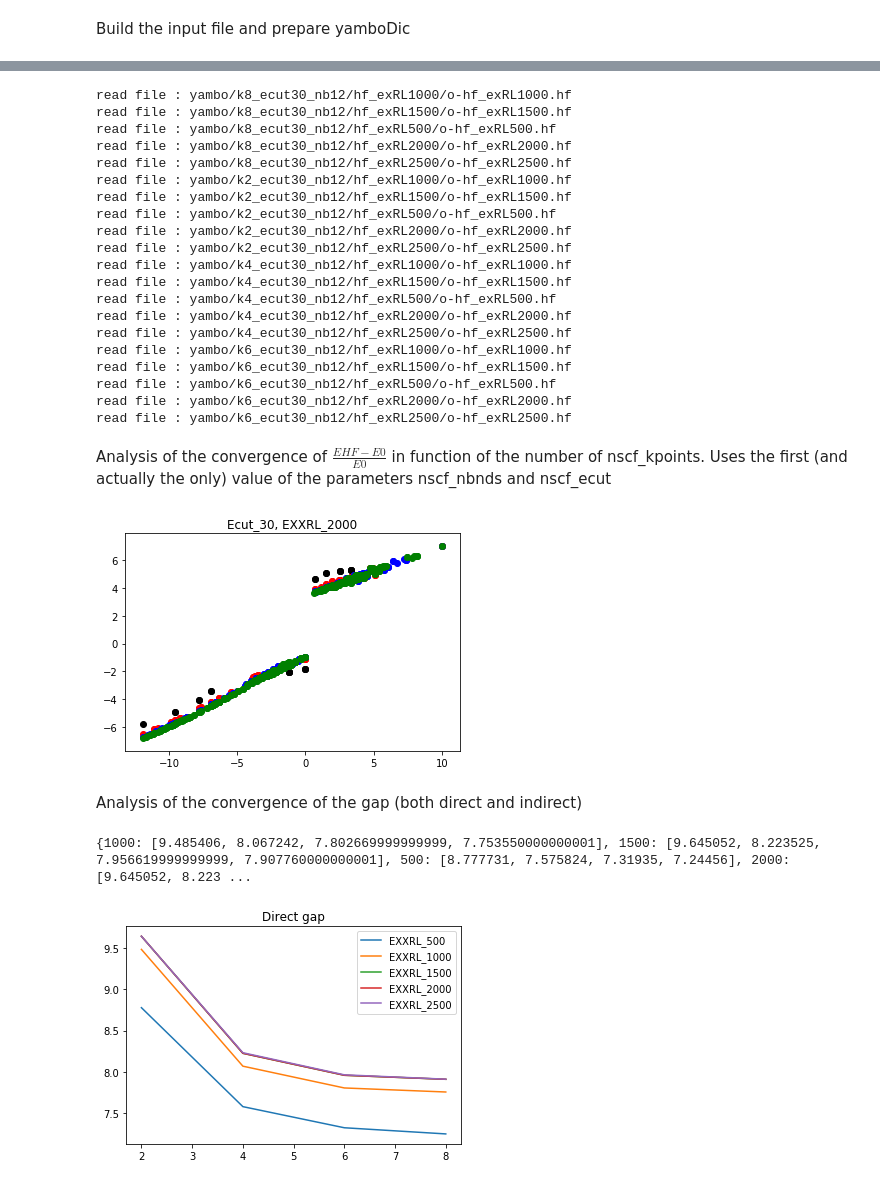
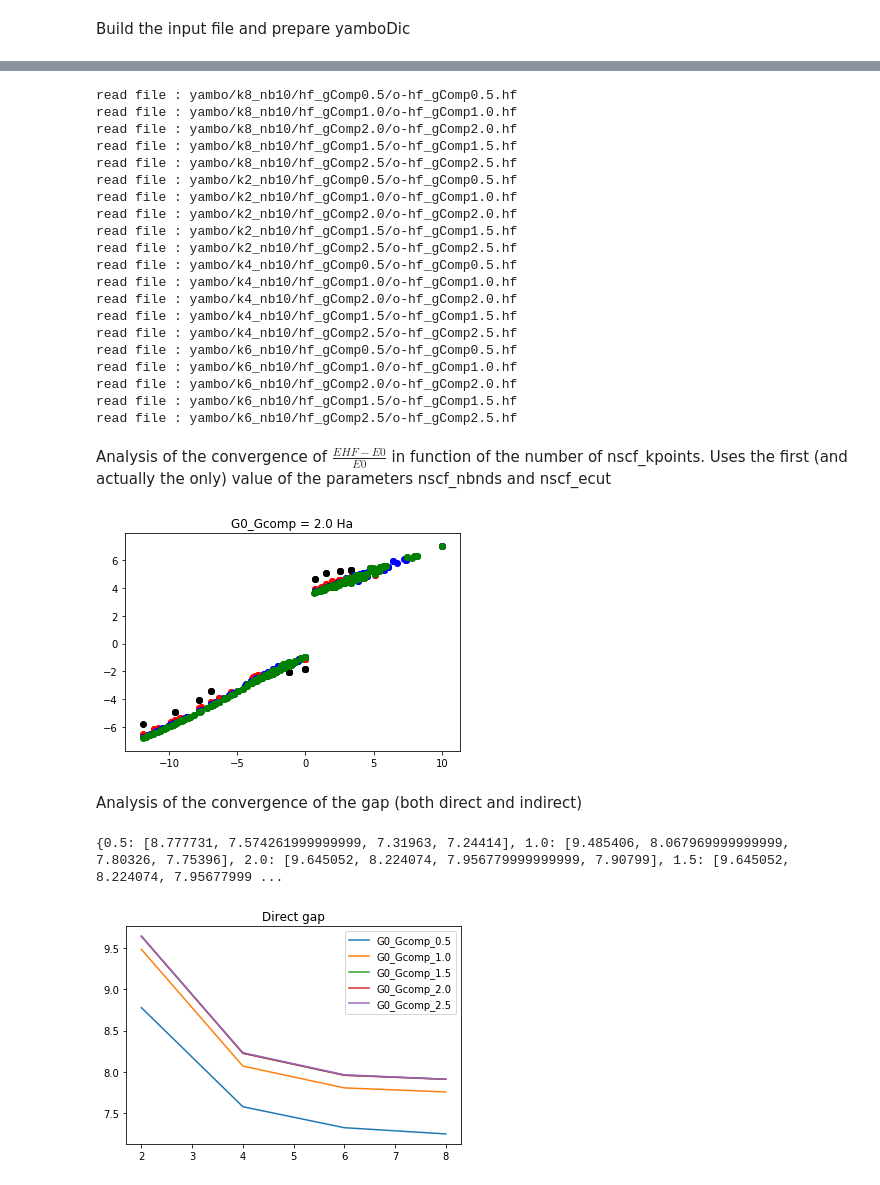
Before and after one commit to marcodalessandro76/Yambo-nb, a Jupyter notebook: Si-equilibrium/GW convergence analysis/GW Convergence Analysis.ipynb, the cells around one changed output, grey strips where cells are left out. Cells and saved outputs as stored; diff of their text form; code cells hidden in the pictures.

Commit message:
remove of the ecut key and update

```diff
--- a/Si-equilibrium/GW convergence analysis/GW Convergence Analysis.ipynb
+++ b/Si-equilibrium/GW convergence analysis/GW Convergence Analysis.ipynb
@@ -75,3 +67,7 @@ nscf_ecut = [scf_ecutconv]
+# %%
+nscf_kpoints = [2,4,6,8]
+nscf_nbnds = [10]
 # %%
 reload(R)
-nscfDict = R.buildNscf(nscf_kpoints,nscf_ecut,nscf_nbnds,scf_kconv,scf_ecutconv)
+nscfDict = R.buildNscf(nscf_kpoints,nscf_nbnds,scf_kconv,scf_ecutconv)
+#nscfDict
@@ -133,3 +117,5 @@ EXXRLvcs = [500,1000,1500,2000,2500]  #mHa
+# %%
+G0_Gcomp = [.5,1.0,1.5,2.0,2.5]  #Ha
 # %% [markdown]
 Build the input file and prepare yamboDic
 # %%
@@ -165,86 +151,84 @@ skip the computation for : yambo/k8_ecut30_nb12/hf_exRL2500/o-hf_exRL2500.hf
 # reads the results
 R.getHFresults(yamboDic)
 # %% [output]
-read file : yambo/k8_ecut30_nb12/hf_exRL1000/o-hf_exRL1000.hf
-read file : yambo/k8_ecut30_nb12/hf_exRL1500/o-hf_exRL1500.hf
-read file : yambo/k8_ecut30_nb12/hf_exRL500/o-hf_exRL500.hf
-read file : yambo/k8_ecut30_nb12/hf_exRL2000/o-hf_exRL2000.hf
-read file : yambo/k8_ecut30_nb12/hf_exRL2500/o-hf_exRL2500.hf
-read file : yambo/k2_ecut30_nb12/hf_exRL1000/o-hf_exRL1000.hf
-read file : yambo/k2_ecut30_nb12/hf_exRL1500/o-hf_exRL1500.hf
-read file : yambo/k2_ecut30_nb12/hf_exRL500/o-hf_exRL500.hf
-read file : yambo/k2_ecut30_nb12/hf_exRL2000/o-hf_exRL2000.hf
-read file : yambo/k2_ecut30_nb12/hf_exRL2500/o-hf_exRL2500.hf
-read file : yambo/k4_ecut30_nb12/hf_exRL1000/o-hf_exRL1000.hf
-read file : yambo/k4_ecut30_nb12/hf_exRL1500/o-hf_exRL1500.hf
-read file : yambo/k4_ecut30_nb12/hf_exRL500/o-hf_exRL500.hf
-read file : yambo/k4_ecut30_nb12/hf_exRL2000/o-hf_exRL2000.hf
-read file : yambo/k4_ecut30_nb12/hf_exRL2500/o-hf_exRL2500.hf
-read file : yambo/k6_ecut30_nb12/hf_exRL1000/o-hf_exRL1000.hf
-read file : yambo/k6_ecut30_nb12/hf_exRL1500/o-hf_exRL1500.hf
-read file : yambo/k6_ecut30_nb12/hf_exRL500/o-hf_exRL500.hf
-read file : yambo/k6_ecut30_nb12/hf_exRL2000/o-hf_exRL2000.hf
-read file : yambo/k6_ecut30_nb12/hf_exRL2500/o-hf_exRL2500.hf
+read file : yambo/k8_nb10/hf_gComp0.5/o-hf_gComp0.5.hf
+read file : yambo/k8_nb10/hf_gComp1.0/o-hf_gComp1.0.hf
+read file : yambo/k8_nb10/hf_gComp2.0/o-hf_gComp2.0.hf
+read file : yambo/k8_nb10/hf_gComp1.5/o-hf_gComp1.5.hf
+read file : yambo/k8_nb10/hf_gComp2.5/o-hf_gComp2.5.hf
+read file : yambo/k2_nb10/hf_gComp0.5/o-hf_gComp0.5.hf
+read file : yambo/k2_nb10/hf_gComp1.0/o-hf_gComp1.0.hf
+read file : yambo/k2_nb10/hf_gComp2.0/o-hf_gComp2.0.hf
+read file : yambo/k2_nb10/hf_gComp1.5/o-hf_gComp1.5.hf
+read file : yambo/k2_nb10/hf_gComp2.5/o-hf_gComp2.5.hf
+read file : yambo/k4_nb10/hf_gComp0.5/o-hf_gComp0.5.hf
+read file : yambo/k4_nb10/hf_gComp1.0/o-hf_gComp1.0.hf
+read file : yambo/k4_nb10/hf_gComp2.0/o-hf_gComp2.0.hf
+read file : yambo/k4_nb10/hf_gComp1.5/o-hf_gComp1.5.hf
+read file : yambo/k4_nb10/hf_gComp2.5/o-hf_gComp2.5.hf
+read file : yambo/k6_nb10/hf_gComp0.5/o-hf_gComp0.5.hf
+read file : yambo/k6_nb10/hf_gComp1.0/o-hf_gComp1.0.hf
+read file : yambo/k6_nb10/hf_gComp2.0/o-hf_gComp2.0.hf
+read file : yambo/k6_nb10/hf_gComp1.5/o-hf_gComp1.5.hf
+read file : yambo/k6_nb10/hf_gComp2.5/o-hf_gComp2.5.hf
 # %% [markdown]
 Analysis of the convergence of $\frac{EHF-E0}{E0}$ in function of the number of nscf_kpoints. Uses the first (and actually the only) value of the parameters nscf_nbnds and nscf_ecut
 # %%
 kp = yamboDic.keys()
 kp.sort()
 nb = nscf_nbnds[0]
-ecut = nscf_ecut[0]
-exRL = EXXRLvcs[3]
+gcomp = G0_Gcomp[3]
 
 colors = ['black','red','blue','green']
 for ind,k in enumerate(kp):
-    y = yamboDic[k][ecut][nb]['hf'][exRL]
+    y = yamboDic[k][nb]['hf'][gcomp]
     BND = y['BND']
     E0 = y['E0']
     EHF = y['EHF']
     for bnd,e0,ehf in zip(BND,E0,EHF):
         if bnd < 8: #plot points of the first 8 band
             plt.scatter(e0,ehf-e0,c = colors[ind])
-plt.title('Ecut_'+str(ecut)+', EXXRL_'+str(exRL))
+plt.title('G0_Gcomp = '+str(gcomp)+' Ha')
 plt.show()
 # %% [output]
-[figure, old version]
+[figure, new version]
 # %% [markdown]
 Analysis of the convergence of the gap (both direct and indirect)
 # %%
 kp = yamboDic.keys()
 kp.sort()
 nb = nscf_nbnds[0]
-ecut = nscf_ecut[0]
 
 dirGap = {}
-for exRL in EXXRLvcs:
-    dirGap[exRL] = []
+for gcomp in G0_Gcomp:
+    dirGap[gcomp] = []
     for k in kp:
-        y = yamboDic[k][ecut][nb]['hf'][exRL]
+        y = yamboDic[k][nb]['hf'][gcomp]
         ind = 0
         for kVal,bndVal in zip(y['KP'],y['BND']):
             if kVal == 1.0 and bndVal == 4.0:
                 break
             else:
                 ind +=1
         EHomo = y['EHF'][ind]
         ind = 0
         for kVal,bndVal in zip(y['KP'],y['BND']):
             if kVal == 1.0 and bndVal == 5.0:
                 break
             else:
                 ind +=1
         ELumo = y['EHF'][ind]
-        dirGap[exRL].append(ELumo-EHomo)
+        dirGap[gcomp].append(ELumo-EHomo)
 
-    plt.plot(kp,dirGap[exRL],label= 'EXXRL_'+str(exRL))
+    plt.plot(kp,dirGap[gcomp],label= 'G0_Gcomp_'+str(gcomp))
 
 print dirGap
 plt.title('Direct gap')
 plt.legend()
 plt.show()
 # %% [output]
-{1000: [9.485406, 8.067242, 7.802669999999999, 7.753550000000001], 1500: [9.645052, 8.223525, 7.956619999999999, 7.907760000000001], 500: [8.777731, 7.575824, 7.31935, 7.24456], 2000: [9.645052, 8.223 ...
+{0.5: [8.777731, 7.574261999999999, 7.31963, 7.24414], 1.0: [9.485406, 8.067969999999999, 7.80326, 7.75396], 2.0: [9.645052, 8.224074, 7.956779999999999, 7.90799], 1.5: [9.645052, 8.224074, 7.95677999 ...
-[figure, old version]
+[figure, new version]
 # %%
 kp = yamboDic.keys()
 kp.sort()
```
Also changed, not shown: parts of 37 cells of this notebook, 1 other file.
